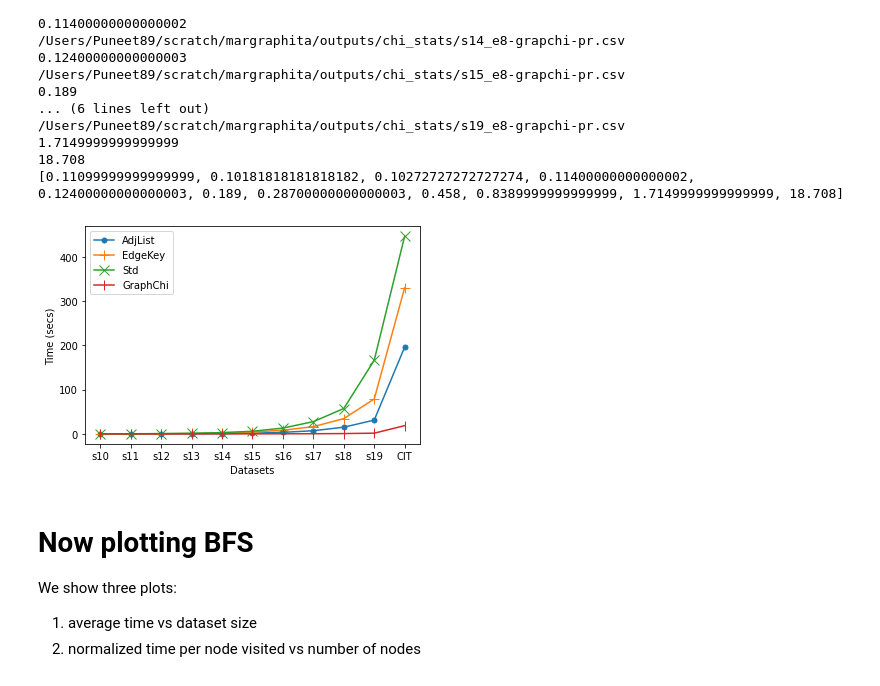
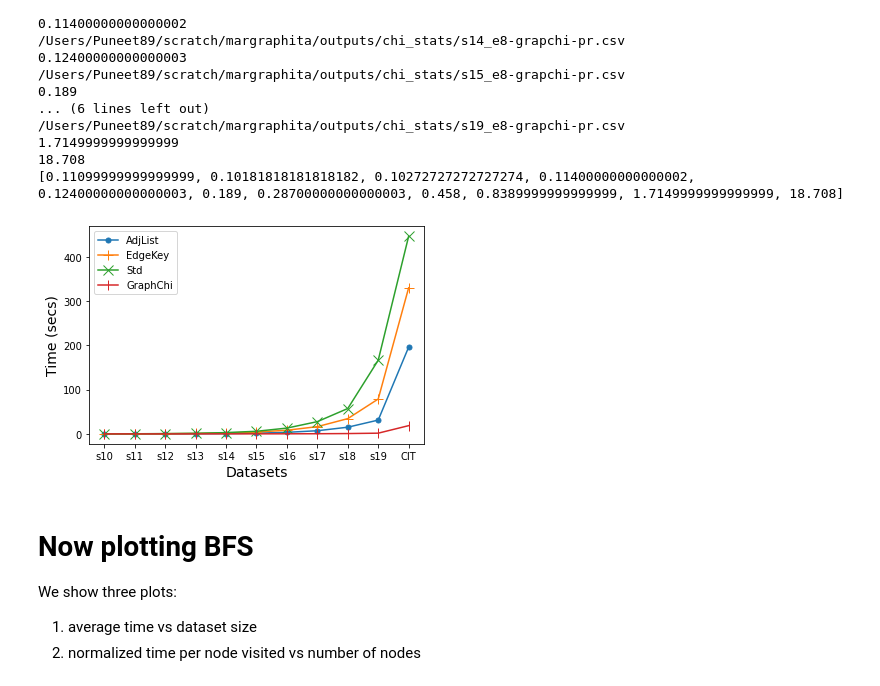
Before and after one commit to ubc-systopia/margraphita, a Jupyter notebook: outputs/plots/Plots.ipynb, the cells around one changed output. Saved outputs shown, nothing was run; the diff lists cells and outputs as text; code cells hidden in the pictures.

```diff
--- a/outputs/plots/Plots.ipynb
+++ b/outputs/plots/Plots.ipynb
@@ -144,27 +144,27 @@ print(graphchi_kron_times)
 # %%
 x = []
 for i in range(10,20):
     x.append("s"+str(i))
 x.append("CIT")
 
 adj_pr_line, = plt.plot(x, adj_rd_kron_times,marker=".", markersize=10)
 adj_pr_line.set_label("AdjList")
 
 ekey_pr_line, = plt.plot(x,ekey_rd_kron_times,marker="+", markersize=10)
 ekey_pr_line.set_label("EdgeKey")
 
 std_pr_line, = plt.plot(x,std_rd_kron_times,marker="x", markersize=10)
 std_pr_line.set_label("Std")
 
 graphchi_line, = plt.plot(x,graphchi_kron_times,marker="|", markersize=10)
 graphchi_line.set_label("GraphChi")
 
-plt.xlabel('Datasets')
-plt.ylabel('Time (secs)')
+plt.xlabel('Datasets', fontsize=14)
+plt.ylabel('Time (secs)', fontsize=14)
 plt.legend()
 plt.savefig('/Users/Puneet89/Documents/rpe_doc/fig/pr.pdf', bbox_inches='tight')
 # %% [output]
-[figure, old version]
+[figure, new version]
 # %% [markdown]
 # Now plotting BFS
 We show three plots:
```
Also changed, not shown: parts of 10 cells of this notebook, 1 other file.
